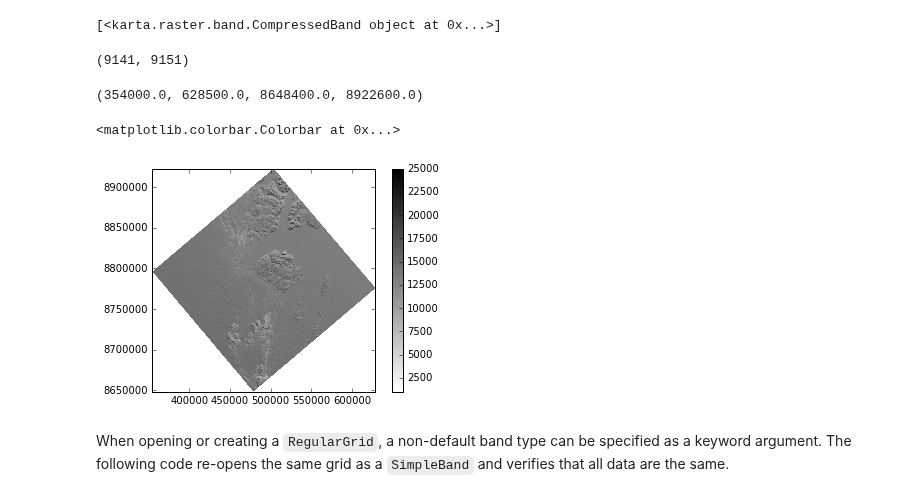
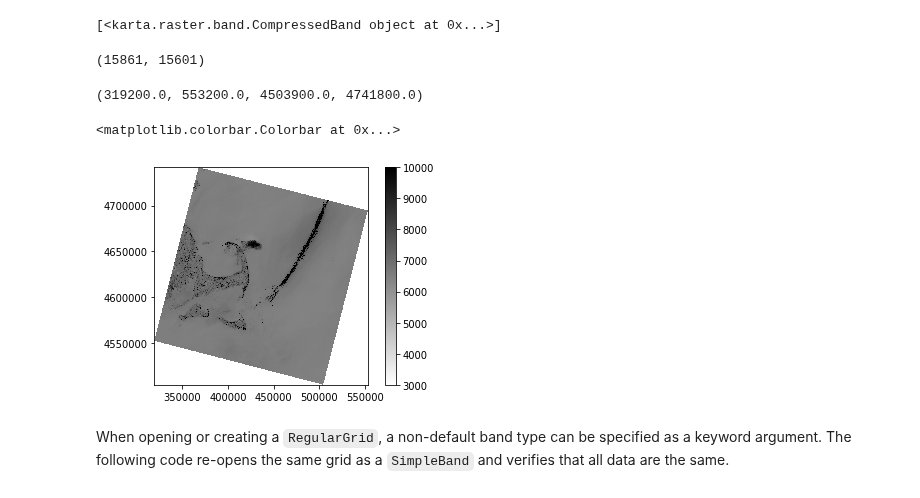
Before and after one commit to fortyninemaps/karta, a Jupyter notebook: doc/source/tutorial.ipynb, the cells around one changed output. Drawn from its saved outputs; the diff is of its cells as text; code cells hidden in the pictures.

```diff
--- a/doc/source/tutorial.ipynb
+++ b/doc/source/tutorial.ipynb
@@ -282,7 +282,7 @@ To provide flexibility, different band classes are provided by `karta.raster.ban
 import numpy as np
 from karta.raster import RegularGrid, SimpleBand, CompressedBand, read_gtiff
 
-ls8 = read_gtiff("LC80080032016087LGN00_B2.TIF")
+ls8 = read_gtiff("LC08_L1TP_011031_20180930_20181010_01_T1_B8.TIF")
 print(ls8.bands)     # list of one CompressedBand instance
 # %% [output]
 [<karta.raster.band.CompressedBand object at 0x...>]
@@ -290,19 +290,19 @@ print(ls8.bands)     # list of one CompressedBand instance
 # Print grid dimensions
 print(ls8.size)
 # %% [output]
-(9141, 9151)
+(15861, 15601)
 # %%
 # Print grid extent
-print(ls8.extent)
+print(ls8.extent())
 # %% [output]
-(354000.0, 628500.0, 8648400.0, 8922600.0)
+(319200.0, 553200.0, 4503900.0, 4741800.0)
 # %%
 # Visualize data
-plt.imshow(ls8[::10,::10], origin="bottom", extent=ls8.extent, cmap=plt.cm.binary, vmin=1e3, vmax=25e3)
+plt.imshow(ls8[::10,::10, 0], origin="bottom", extent=ls8.extent(), cmap=plt.cm.binary, vmin=3e3, vmax=10e3)
 plt.colorbar()
 # %% [output]
 <matplotlib.colorbar.Colorbar at 0x...>
-[figure, old version]
+[figure, new version]
 # %% [markdown]
 When opening or creating a `RegularGrid`, a non-default band type can be specified as a keyword argument. The following code re-opens the same grid as a `SimpleBand` and verifies that all data are the same.
 # %%
```
Also changed, not shown: parts of 15 cells of this notebook, 9 other files.
